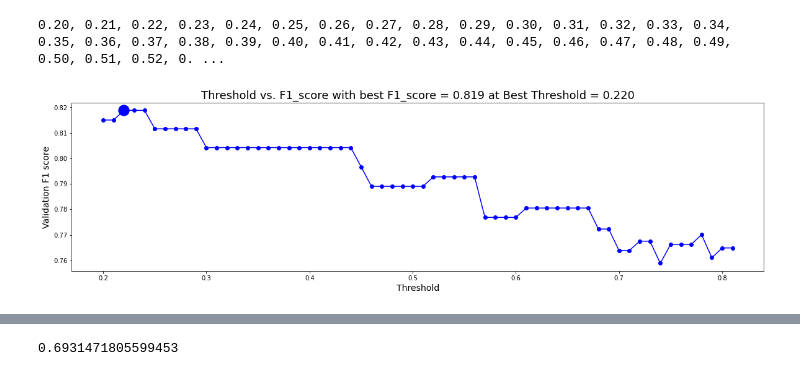
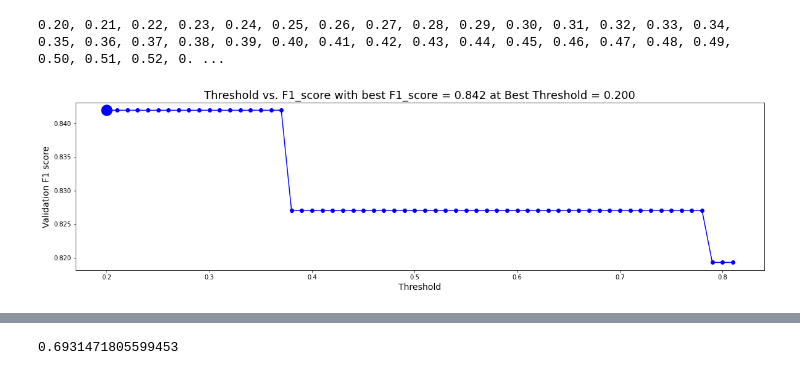
Before and after one commit to sitsawek/ICR_identifying_age_related_conditions, a Jupyter notebook: ICR_identifying_age_related_conditions_MODEL.ipynb, the cells around one changed output, grey strips where cells are left out. Saved outputs shown, nothing was run; the diff lists cells and outputs as text; code cells hidden in the pictures.

```diff
--- a/ICR_identifying_age_related_conditions_MODEL.ipynb
+++ b/ICR_identifying_age_related_conditions_MODEL.ipynb
@@ -196,6 +208,12 @@ model
 # Actual label
 actual_alpha_a = oof_alpha_a.copy()
 actual_alpha_a['alpha_a'] = merge_df.alpha_a.values
+actual_alpha_b = oof_alpha_b.copy()
+actual_alpha_b['alpha_b'] = merge_df.alpha_b.values
+actual_alpha_d = oof_alpha_d.copy()
+actual_alpha_d['alpha_d'] = merge_df.alpha_d.values
+actual_alpha_g = oof_alpha_g.copy()
+actual_alpha_g['alpha_g'] = merge_df.alpha_g.values
 actual_gamma_a = oof_gamma_a.copy()
 actual_gamma_a['gamma_a'] = merge_df.gamma_a.values
 actual_gamma_b = oof_gamma_b.copy()
@@ -329,6 +359,12 @@ def plot_score(all_threshold, all_scores, best_threshold, best_score):
 # Selected threshold
 # alpha_a 0.9
 alpha_a_threshold, alpha_a_scores, alpha_a_all_thr, alpha_a_best_score = threshold_selected(oof_alpha_a['class_1'], actual_alpha_a['alpha_a'])
+# alpha_b 0.863
+alpha_b_threshold, alpha_b_scores, alpha_b_all_thr, alpha_b_best_score = threshold_selected(oof_alpha_b['class_1'], actual_alpha_b['alpha_b'])
+# alpha_d 0.686
+alpha_d_threshold, alpha_d_scores, alpha_d_all_thr, alpha_d_best_score = threshold_selected(oof_alpha_d['class_1'], actual_alpha_d['alpha_d'])
+# alpha_g 0.842
+alpha_g_threshold, alpha_g_scores, alpha_g_all_thr, alpha_g_best_score = threshold_selected(oof_alpha_g['class_1'], actual_alpha_g['alpha_g'])
 # gamma_a 0.711
 gamma_a_threshold, gamma_a_scores, gamma_a_all_thr, gamma_a_best_score = threshold_selected(oof_gamma_a['class_1'], actual_gamma_a['gamma_a'])
 # gamma_b 0.660
@@ -351,10 +387,10 @@ delta_b_threshold, delta_b_scores, delta_b_all_thr, delta_b_best_score = thresho
 year_2020_threshold, year_2020_scores, year_2020_all_thr, year_2020_best_score = threshold_selected(oof_year_2020['class_1'], actual_year_2020['year_2020'])
 # %% [output]
 0.20, 0.21, 0.22, 0.23, 0.24, 0.25, 0.26, 0.27, 0.28, 0.29, 0.30, 0.31, 0.32, 0.33, 0.34, 0.35, 0.36, 0.37, 0.38, 0.39, 0.40, 0.41, 0.42, 0.43, 0.44, 0.45, 0.46, 0.47, 0.48, 0.49, 0.50, 0.51, 0.52, 0. ...
-# %%
-plot_score(gamma_h_all_thr, gamma_h_scores, gamma_h_threshold, gamma_h_best_score)
-# %% [output]
-[figure, removed]
+# %%
+plot_score(alpha_g_all_thr, alpha_g_scores, alpha_g_threshold, alpha_g_best_score)
+# %% [output]
+[figure, added]
 # %%
 # best_threshold
 # %%
```
Also changed, not shown: parts of 12 cells of this notebook.
